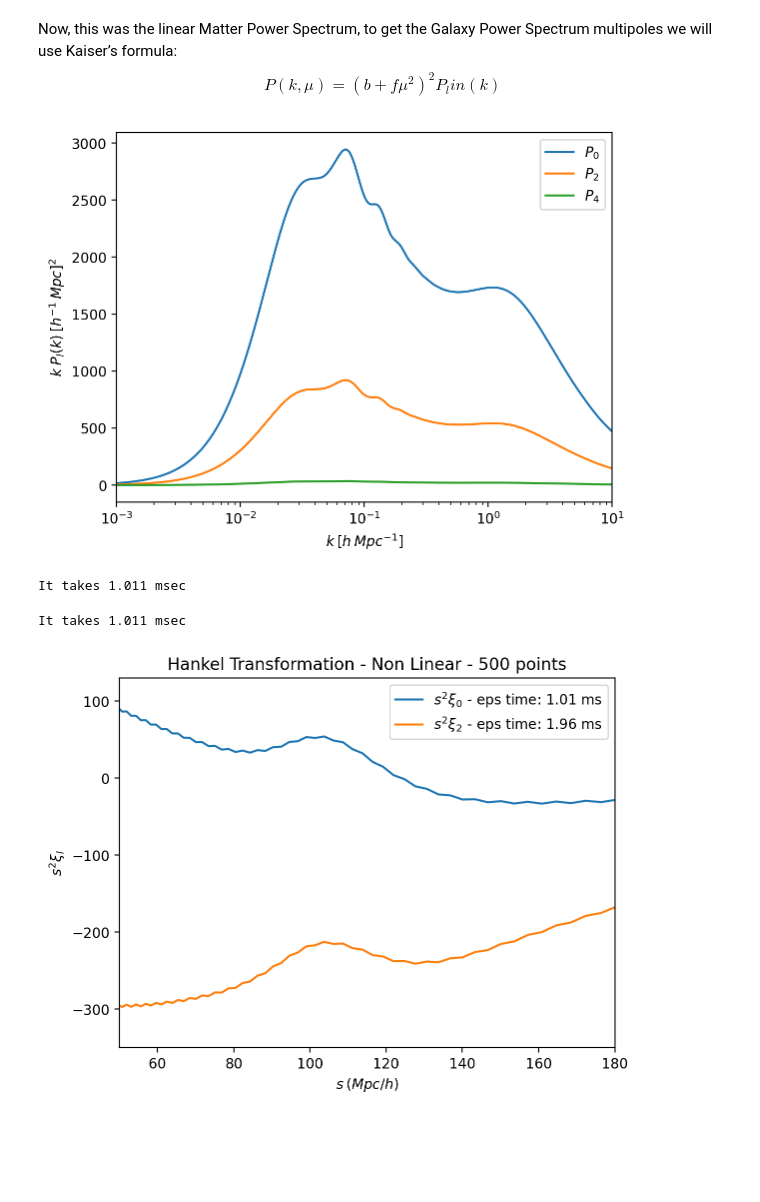
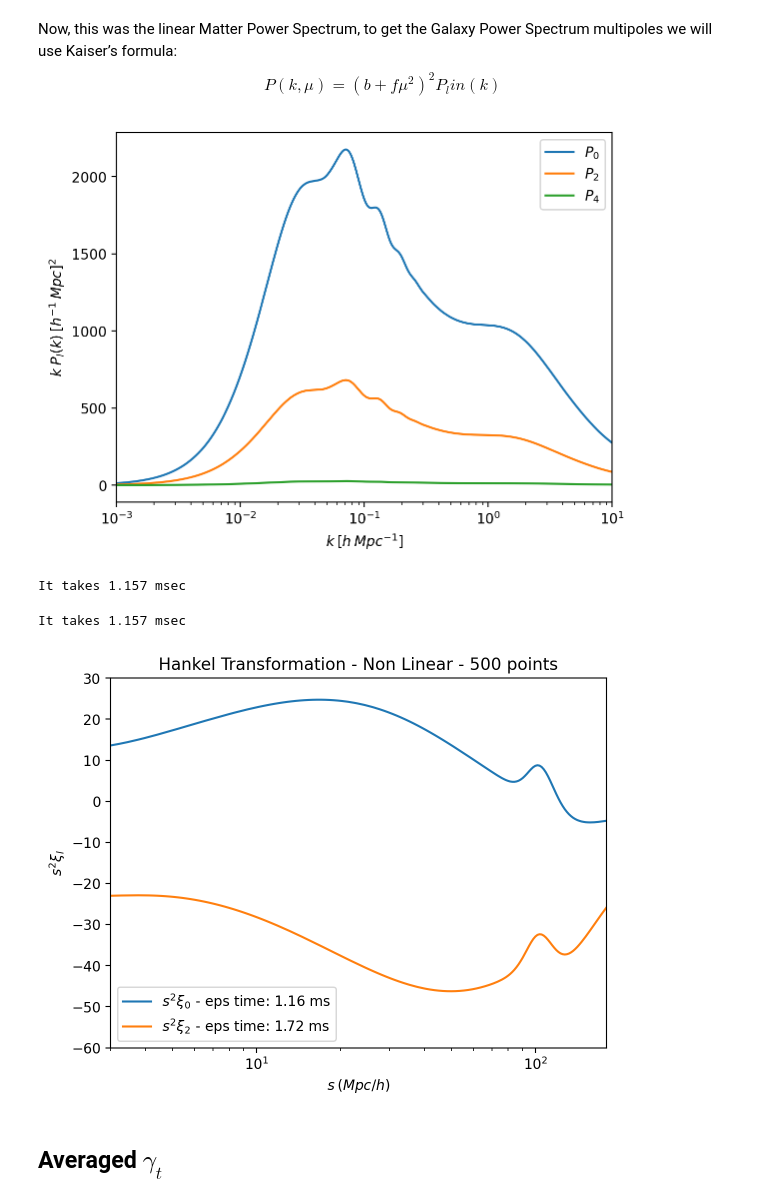
Before and after one commit to estevesjh/fnalFall2022, a Jupyter notebook: y3kp/hankelFunction/perfomanceTest.ipynb, the cells around one changed output. Saved outputs shown, nothing was run; the diff lists cells and outputs as text; code cells hidden in the pictures; blank space fills up the shorter version.

Commit message:
gammat imple

```diff
--- a/y3kp/hankelFunction/perfomanceTest.ipynb
+++ b/y3kp/hankelFunction/perfomanceTest.ipynb
@@ -48,18 +48,18 @@ pars = camb.CAMBparams()
 pars.set_cosmology(H0=67.5, ombh2=0.022, omch2=0.122)
 pars.InitPower.set_params(ns=0.965)
 #Note non-linear corrections couples to smaller scales than you want
-pars.set_matter_power(redshifts=[0., 0.8], kmax=2.0)
+pars.set_matter_power(redshifts=[0., 0.3], kmax=2.0)
 
 #Linear spectra
 pars.NonLinear = model.NonLinear_none
 results = camb.get_results(pars)
-kh_lin, z_lin, pk_lin = results.get_matter_power_spectrum(minkh=1e-4, maxkh=10, npoints = 500)
+kh_lin, z_lin, pk_lin = results.get_matter_power_spectrum(minkh=3e-5, maxkh=1000, npoints = 1000)
 s8 = np.array(results.get_sigma8())
 
 #Non-Linear spectra (Halofit)
 pars.NonLinear = model.NonLinear_both
 results.calc_power_spectra(pars)
-kh_nonlin, z_nonlin, pk_nonlin = results.get_matter_power_spectrum(minkh=1e-4, maxkh=10, npoints = 500)
+kh_nonlin, z_nonlin, pk_nonlin = results.get_matter_power_spectrum(minkh=3e-5, maxkh=1000, npoints = 1000)
 # %% [output]
 Note: redshifts have been re-sorted (earliest first)
 WARNING:root:get_matter_power_spectrum using larger k_max than input parameter Transfer.kmax
@@ -87,8 +87,8 @@ The hankel transformations are important for several reasons.
 # %%
 eTimes = dict()
 # %%
-# at redshift 0
-pk = pk_nonlin[0]
+# at redshift 0.3
+pk = pk_nonlin[1]
 k = kh_nonlin
 # %% [markdown]
 Now, this was the linear Matter Power Spectrum, to get the Galaxy Power Spectrum multipoles we will use Kaiser’s formula:
@@ -117,39 +117,42 @@ plt.xlim(1e-3, 10)
 plt.legend()
 plt.show()
 # %% [output]
-[figure, old version]
+[figure, new version]
 # %%
 # Using Hankl - a code created to cosmology computations
 #  https://hankl.readthedocs.io/en/latest/examples.html
 
 t0 = time()
-s, xi0 = hankl.P2xi(k, P0, l=0)
+s, xi0 = hankl.P2xi(k, pk, l=0)
 
 eTimes['Hankl'] = [(time()-t0)*1000]
 print('It takes %.3f msec'%(eTimes['Hankl'][0]))
 # %% [output]
-It takes 1.011 msec
+It takes 1.157 msec
 # %%
 # Using Hankl - a code created to cosmology computations
 #  https://hankl.readthedocs.io/en/latest/examples.html
 
 t0 = time()
-s, xi2 = hankl.P2xi(k, P0, l=2)
+s, xi2 = hankl.P2xi(k, pk, l=2)
 
 eTimes['Hankl'] += [(time()-t0)*1000]
 print('It takes %.3f msec'%(eTimes['Hankl'][0]))
 # %% [output]
-It takes 1.011 msec
+It takes 1.157 msec
 # %%
 # plt.loglog()
+plt.xscale('log')
 plt.plot(s, s*s*xi0, label=r'$s^{2}\xi_{0}$ - eps time: %.2f ms'%eTimes['Hankl'][0])
 plt.plot(s, s*s*xi2, label=r'$s^{2}\xi_{2}$ - eps time: %.2f ms'%eTimes['Hankl'][1])
-plt.xlim(50,180)
-plt.ylim(-350,130)
+plt.xlim(3,180)
+plt.ylim(-60,30)
 plt.xlabel(r'$s\: (Mpc/h)$')
 plt.ylabel(r'$s^{2} \xi_{l}$')
 plt.legend()
 plt.title('Hankel Transformation - Non Linear - 500 points')
 plt.show()
 # %% [output]
-[figure, old version]
+[figure, new version]
+# %% [markdown]
+## Averaged $\gamma_t$
```
Also changed, not shown: parts of 7 cells of this notebook.
